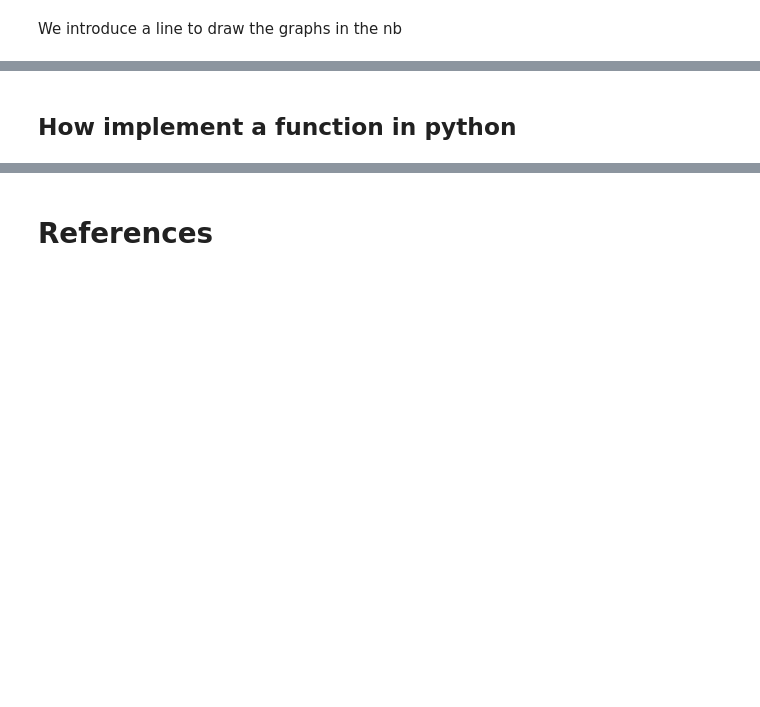
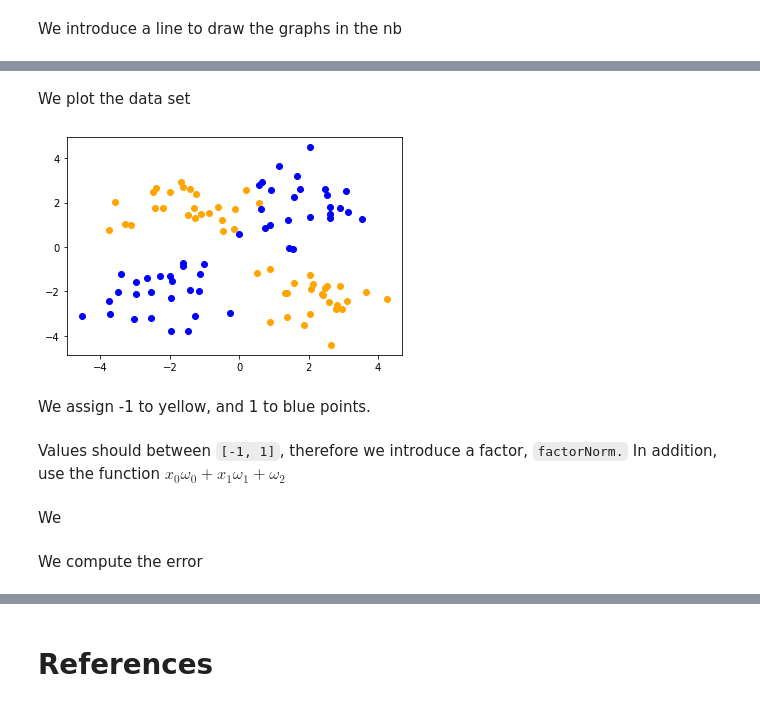
Before and after one commit to jaorduz/QMLCrss, a Jupyter notebook: QC0_1.ipynb, the cells around one changed output, grey strips where cells are left out. Drawn from its saved outputs; the diff is of its cells as text; code cells hidden in the pictures; blank space fills up the shorter version.

```diff
--- a/QC0_1.ipynb
+++ b/QC0_1.ipynb
@@ -215,2 +16,18 @@ qc.draw(output="mpl")
-# %% [markdown]
-## How implement a function in python
+# %% [markdown]
+We plot the data set
+# %%
+n_samples = 100
+A = np.array([[np.random.normal(loc=-2), np.random.normal(loc=2)] for i in range(n_samples//4)])
+B = np.array([[np.random.normal(loc=2), np.random.normal(loc=-2)] for i in range(n_samples//4)])
+C = np.array([[np.random.normal(loc=2), np.random.normal(loc=2)] for i in range(n_samples//4)])
+D = np.array([[np.random.normal(loc=-2), np.random.normal(loc=-2)] for i in range(n_samples//4)])
+
+plt.scatter(A[:,0], A[:,1], color = "orange")
+plt.scatter(B[:,0], B[:,1], color = "orange")
+plt.scatter(C[:,0], C[:,1], color = "blue")
+plt.scatter(D[:,0], D[:,1], color = "blue")
+plt.show()
+# %% [output]
+[figure, added]
+# %% [markdown]
+We assign -1 to yellow, and 1 to blue points.
@@ -216,0 +38,2 @@ qc.draw(output="mpl")
+# %% [markdown]
+Values should between ``[-1, 1]``, therefore we introduce a factor, ``factorNorm.`` In addition, use the function $x_0 \omega_0 + x_1 \omega_1 +\omega_2$
@@ -216,0 +43,2 @@ qc.draw(output="mpl")
+# %% [markdown]
+We
@@ -216,0 +67,2 @@ qc.draw(output="mpl")
+# %% [markdown]
+We compute the error
```
Also changed, not shown: parts of 78 cells of this notebook, 12 other files.
